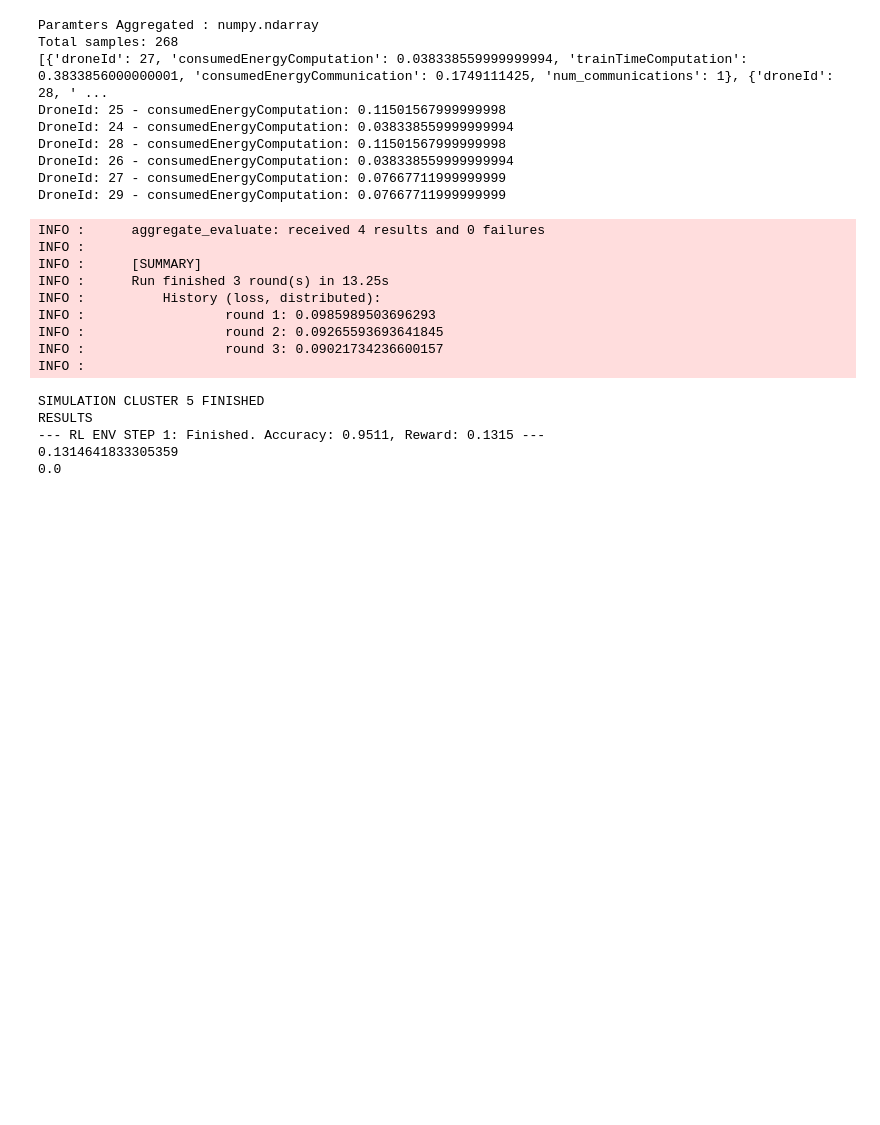
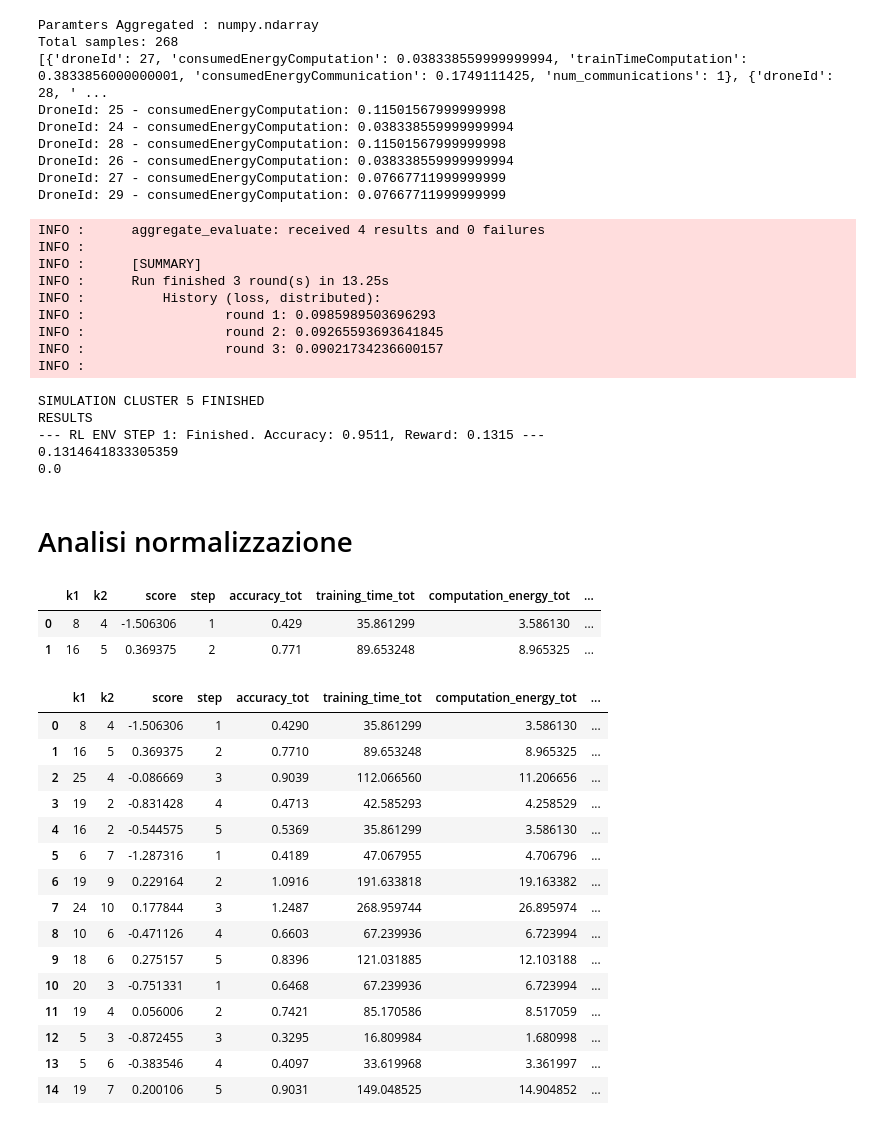
Before and after one commit to DomenicoVillari3/bioai, a Jupyter notebook: reinforcement.ipynb, the cells around one changed output. Cells and saved outputs as stored; diff of their text form; code cells hidden in the pictures; blank space fills up the shorter version.

```diff
--- a/reinforcement.ipynb
+++ b/reinforcement.ipynb
@@ -505,3 +517,35 @@ RESULTS
 --- RL ENV STEP 1: Finished. Accuracy: 0.9511, Reward: 0.1315 ---
 0.1314641833305359
 0.0
+# %% [markdown]
+# Analisi normalizzazione
+# %%
+res=pd.read_csv("reuslts_trained.csv")
+res.head(2)
+# %% [output]
+|  | k1 | k2 | score | step | accuracy_tot | training_time_tot | computation_energy_tot | ... |
+| 0 | 8 | 4 | -1.506306 | 1 | 0.429 | 35.861299 | 3.586130 | ... |
+| 1 | 16 | 5 | 0.369375 | 2 | 0.771 | 89.653248 | 8.965325 | ... |
+# %%
+res["nomalized accuracy"]=res["accuracy_tot"].apply(lambda x: (x-0)/(3-0))
+res["nomalized time"]=res["training_time_tot"].apply(lambda x: (x-0)/(5-0))
+res["nomalized total energy"]=res["total_energy_tot"].apply(lambda x: (x-0)/(5000-0))
+# %%
+res.head(15)
+# %% [output]
+|  | k1 | k2 | score | step | accuracy_tot | training_time_tot | computation_energy_tot | ... |
+| 0 | 8 | 4 | -1.506306 | 1 | 0.4290 | 35.861299 | 3.586130 | ... |
+| 1 | 16 | 5 | 0.369375 | 2 | 0.7710 | 89.653248 | 8.965325 | ... |
+| 2 | 25 | 4 | -0.086669 | 3 | 0.9039 | 112.066560 | 11.206656 | ... |
+| 3 | 19 | 2 | -0.831428 | 4 | 0.4713 | 42.585293 | 4.258529 | ... |
+| 4 | 16 | 2 | -0.544575 | 5 | 0.5369 | 35.861299 | 3.586130 | ... |
+| 5 | 6 | 7 | -1.287316 | 1 | 0.4189 | 47.067955 | 4.706796 | ... |
+| 6 | 19 | 9 | 0.229164 | 2 | 1.0916 | 191.633818 | 19.163382 | ... |
+| 7 | 24 | 10 | 0.177844 | 3 | 1.2487 | 268.959744 | 26.895974 | ... |
+| 8 | 10 | 6 | -0.471126 | 4 | 0.6603 | 67.239936 | 6.723994 | ... |
+| 9 | 18 | 6 | 0.275157 | 5 | 0.8396 | 121.031885 | 12.103188 | ... |
+| 10 | 20 | 3 | -0.751331 | 1 | 0.6468 | 67.239936 | 6.723994 | ... |
+| 11 | 19 | 4 | 0.056006 | 2 | 0.7421 | 85.170586 | 8.517059 | ... |
+| 12 | 5 | 3 | -0.872455 | 3 | 0.3295 | 16.809984 | 1.680998 | ... |
+| 13 | 5 | 6 | -0.383546 | 4 | 0.4097 | 33.619968 | 3.361997 | ... |
+| 14 | 19 | 7 | 0.200106 | 5 | 0.9031 | 149.048525 | 14.904852 | ... |
```
Also changed, not shown: parts of 3 cells of this notebook, 2 other files.
